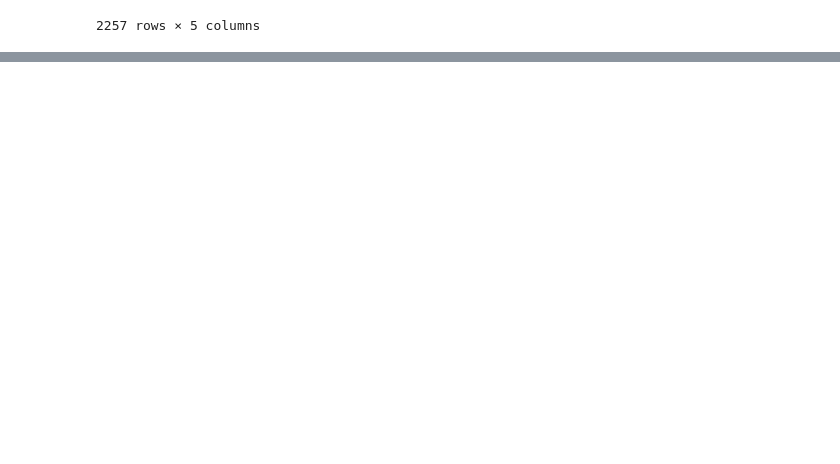
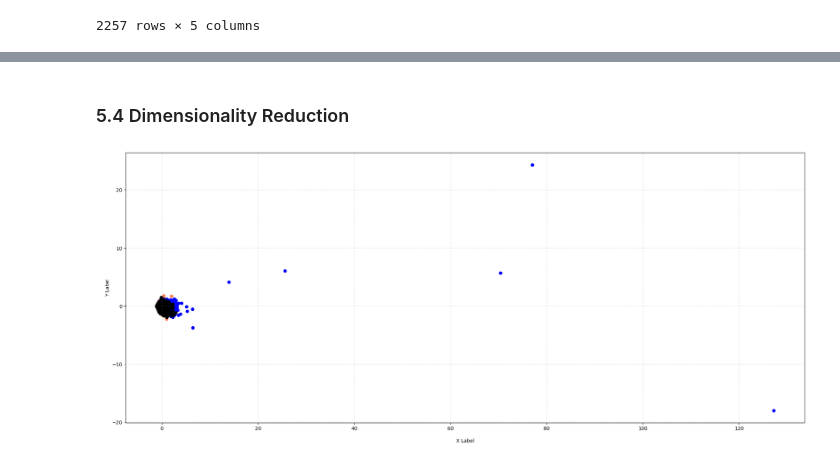
Before and after one commit to CrazyRyan0812/DM2022-Lab1-Master, a Jupyter notebook: DM2022-Lab1-Homework.ipynb, the cells around one changed output, grey strips where cells are left out. Drawn from its saved outputs; the diff is of its cells as text; code cells hidden in the pictures; blank space fills up the shorter version.

```diff
--- a/DM2022-Lab1-Homework.ipynb
+++ b/DM2022-Lab1-Homework.ipynb
@@ -464,0 +705,5 @@ X
+# %%
+import nltk
+nltk.download('punkt')
+# takes a like a minute or two to process
+merged_dataset['unigrams'] = merged_dataset['sentence'].apply(lambda x: dmh.tokenize_text(x))
@@ -464,0 +749,6 @@ X
+# %%
+from sklearn.feature_extraction.text import CountVectorizer
+
+count_vect = CountVectorizer()
+merged_dataset_counts = count_vect.fit_transform(merged_dataset.sentence) #learn the vocabulary and return document-term matrix
+print(merged_dataset_counts[0])
@@ -464,0 +820,23 @@ X
+# %% [markdown]
+### 5.4 Dimensionality Reduction
+# %%
+merged_dataset_reduced = PCA(n_components = 2).fit_transform(merged_dataset_counts.toarray())
+col = ['coral', 'blue', 'black', 'orange']
+
+# plot
+fig = plt.figure(figsize = (25,10))
+ax = fig.subplots()
+
+for c, category in zip(col, categories):
+    xs = merged_dataset_reduced[merged_dataset['company'] == category].T[0]
+    ys = merged_dataset_reduced[merged_dataset['company'] == category].T[1]
+
+    ax.scatter(xs, ys, c = c, marker='o')
+
+ax.grid(color='gray', linestyle=':', linewidth=2, alpha=0.2)
+ax.set_xlabel('\nX Label')
+ax.set_ylabel('\nY Label')
+
+plt.show()
+# %% [output]
+[figure, added]
```
Also changed, not shown: parts of 52 cells of this notebook, 4 other files.
